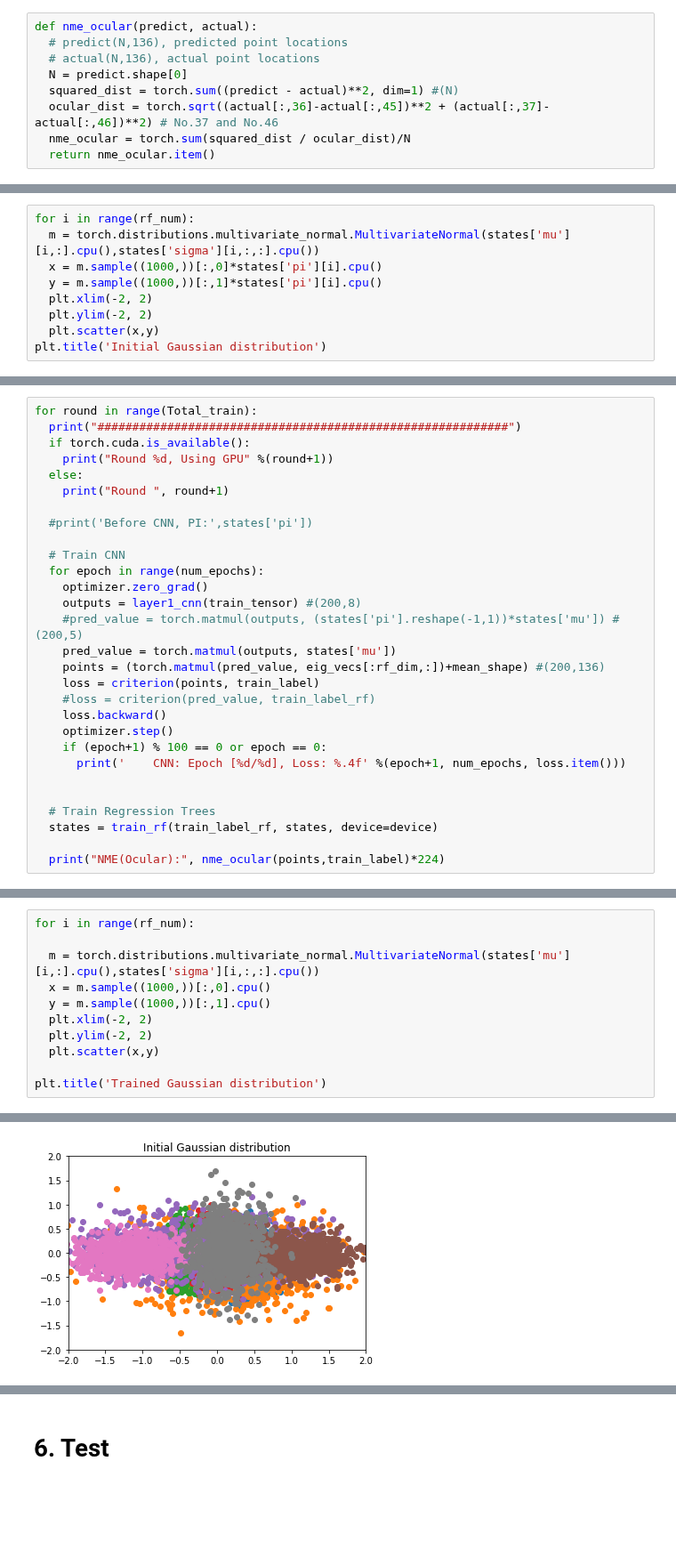
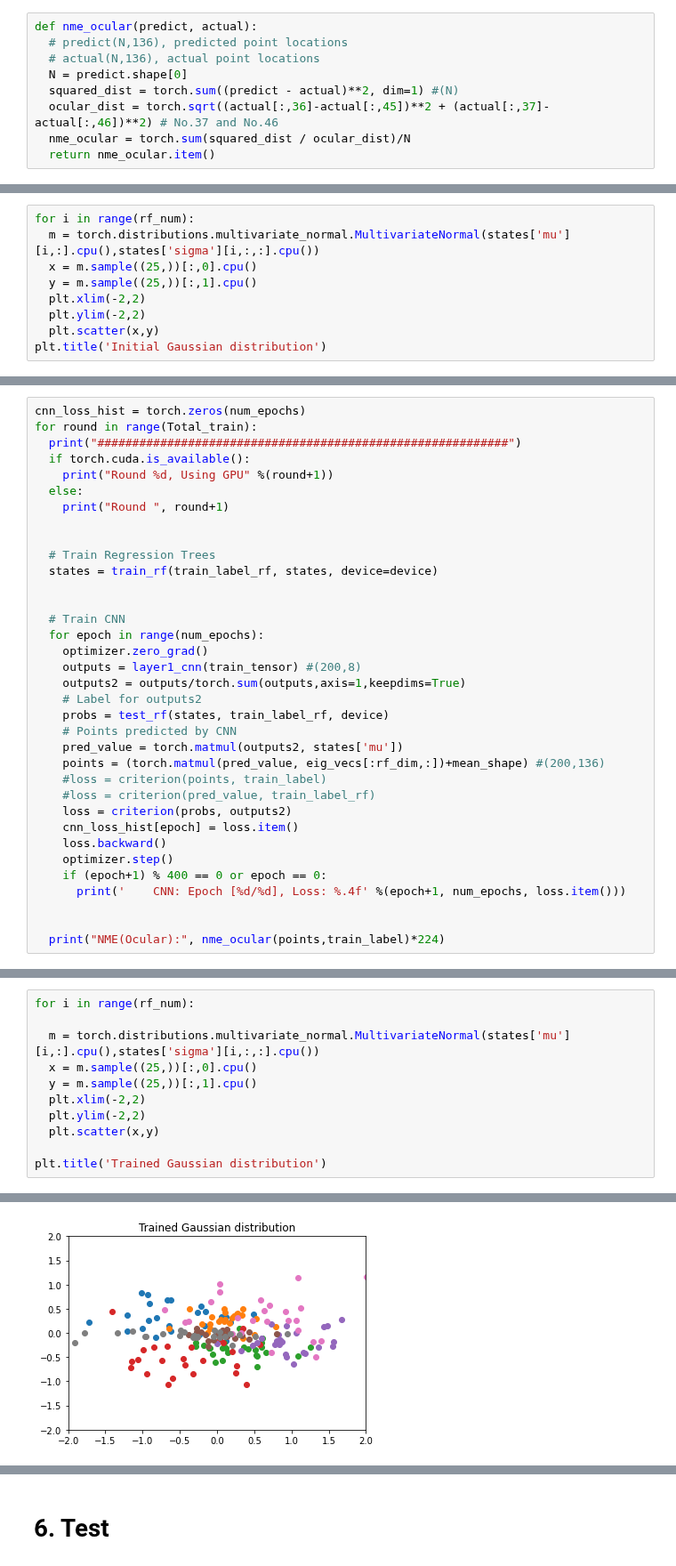
Before and after one commit to Pengchengzhi/Face-Alignment-DRF, a Jupyter notebook: main.ipynb, the cells around one changed output, grey strips where cells are left out. Shown at 89% size. Saved outputs shown, nothing was run; the diff lists cells and outputs as text; blank space fills up the shorter version.

Commit message:
Finish train and test

```diff
--- a/main.ipynb
+++ b/main.ipynb
@@ -292,10 +306,10 @@ Text(0.5, 1.0, 'Train sample distribution and initial centers')
 # %%
 for i in range(rf_num):
   m = torch.distributions.multivariate_normal.MultivariateNormal(states['mu'][i,:].cpu(),states['sigma'][i,:,:].cpu())
-  x = m.sample((1000,))[:,0]*states['pi'][i].cpu()
-  y = m.sample((1000,))[:,1]*states['pi'][i].cpu()
-  plt.xlim(-2, 2)
-  plt.ylim(-2, 2)
+  x = m.sample((25,))[:,0].cpu()
+  y = m.sample((25,))[:,1].cpu()
+  plt.xlim(-2,2)
+  plt.ylim(-2,2)
   plt.scatter(x,y)
 plt.title('Initial Gaussian distribution')
 # %% [output]
@@ -304,4 +320,5 @@ Text(0.5, 1.0, 'Initial Gaussian distribution')
 # %%
+cnn_loss_hist = torch.zeros(num_epochs)
 for round in range(Total_train):
   print("###########################################################")
   if torch.cuda.is_available():
@@ -309,26 +326,31 @@ for round in range(Total_train):
   else:
     print("Round ", round+1)
 
-  #print('Before CNN, PI:',states['pi'])
+
+  # Train Regression Trees
+  states = train_rf(train_label_rf, states, device=device)
+
 
   # Train CNN
   for epoch in range(num_epochs):
     optimizer.zero_grad()
     outputs = layer1_cnn(train_tensor) #(200,8)
-    #pred_value = torch.matmul(outputs, (states['pi'].reshape(-1,1))*states['mu']) #(200,5)
-    pred_value = torch.matmul(outputs, states['mu'])
+    outputs2 = outputs/torch.sum(outputs,axis=1,keepdims=True)
+    # Label for outputs2
+    probs = test_rf(states, train_label_rf, device)
+    # Points predicted by CNN
+    pred_value = torch.matmul(outputs2, states['mu'])
     points = (torch.matmul(pred_value, eig_vecs[:rf_dim,:])+mean_shape) #(200,136)
-    loss = criterion(points, train_label)
+    #loss = criterion(points, train_label)
     #loss = criterion(pred_value, train_label_rf)
+    loss = criterion(probs, outputs2)
+    cnn_loss_hist[epoch] = loss.item()
     loss.backward()
     optimizer.step()
-    if (epoch+1) % 100 == 0 or epoch == 0:
+    if (epoch+1) % 400 == 0 or epoch == 0:
       print('    CNN: Epoch [%d/%d], Loss: %.4f' %(epoch+1, num_epochs, loss.item()))
 
 
-  # Train Regression Trees
-  states = train_rf(train_label_rf, states, device=device)
-
   print("NME(Ocular):", nme_ocular(points,train_label)*224)
 # %% [output]
 ###########################################################
@@ -367,10 +398,10 @@ Text(0.5, 1.0, 'Train sample distribution')
 for i in range(rf_num):
 
   m = torch.distributions.multivariate_normal.MultivariateNormal(states['mu'][i,:].cpu(),states['sigma'][i,:,:].cpu())
-  x = m.sample((1000,))[:,0].cpu()
-  y = m.sample((1000,))[:,1].cpu()
-  plt.xlim(-2, 2)
-  plt.ylim(-2, 2)
+  x = m.sample((25,))[:,0].cpu()
+  y = m.sample((25,))[:,1].cpu()
+  plt.xlim(-2,2)
+  plt.ylim(-2,2)
   plt.scatter(x,y)
 
 plt.title('Trained Gaussian distribution')
@@ -379 +410 @@ Text(0.5, 1.0, 'Initial Gaussian distribution')
-[figure, old version]
+[figure, new version]
```
Also changed, not shown: parts of 17 cells of this notebook.
